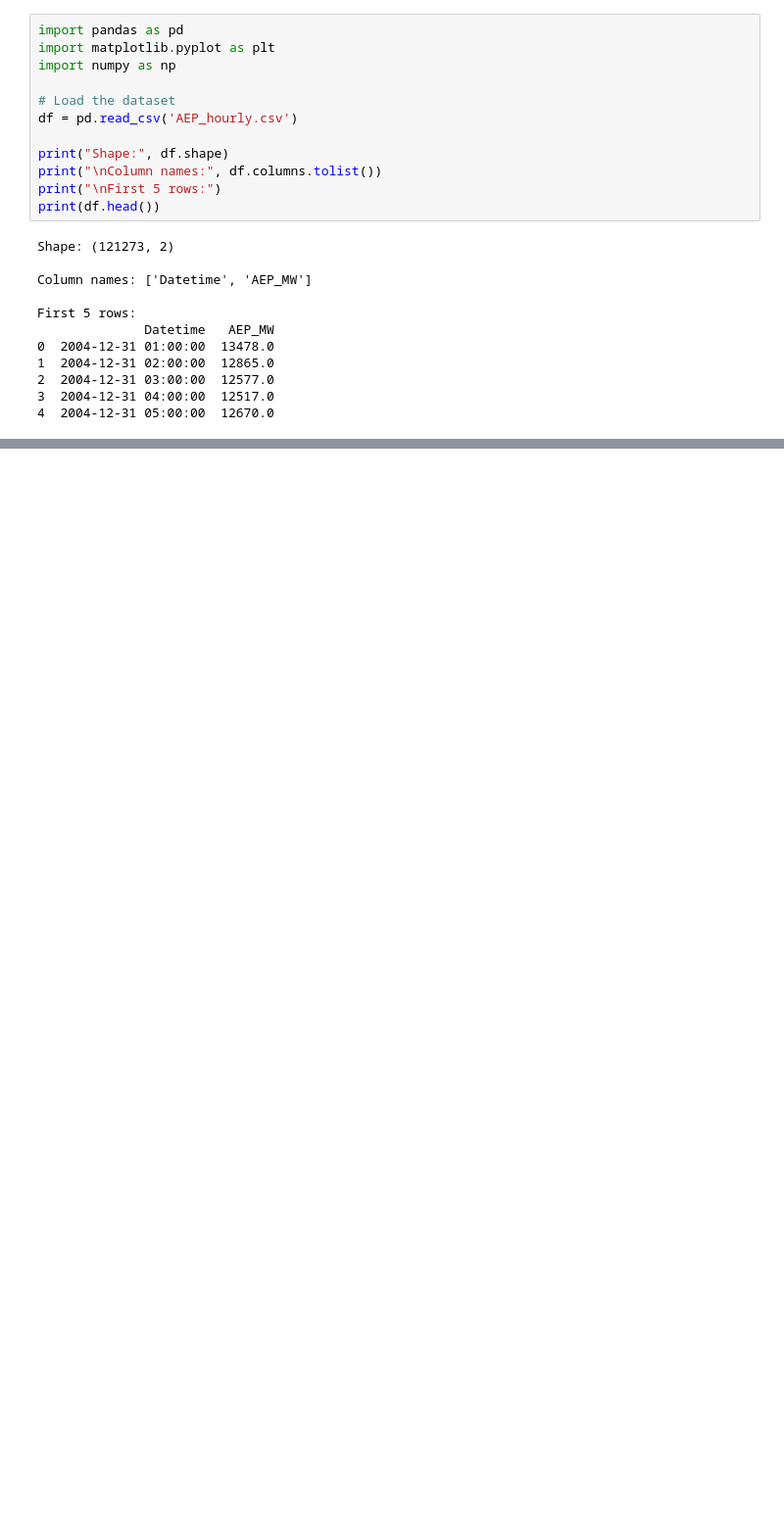
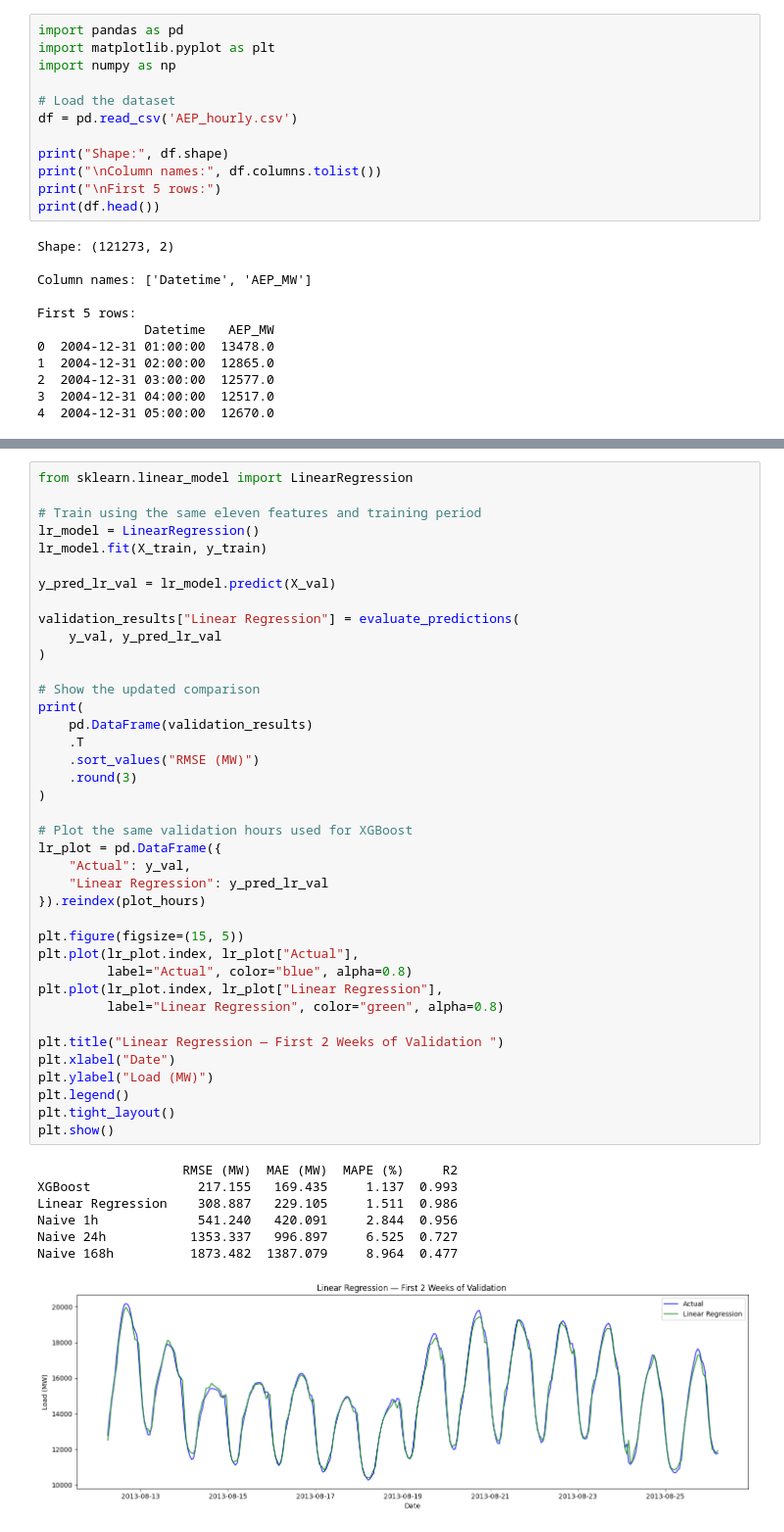
Before and after one commit to ujjwaltiwari1204-glitch/load-forecasting-power-systems, a Jupyter notebook: Desktop/load-forecasting-power-systems/load_forecasting.ipynb, the cells around one changed output, grey strips where cells are left out. Shown at 98% size. Drawn from its saved outputs; the diff is of its cells as text; blank space fills up the shorter version.

```diff
--- a/Desktop/load-forecasting-power-systems/load_forecasting.ipynb
+++ b/Desktop/load-forecasting-power-systems/load_forecasting.ipynb
@@ -517,0 +403,47 @@ plt.show()
+# %%
+from sklearn.linear_model import LinearRegression
+
+# Train using the same eleven features and training period
+lr_model = LinearRegression()
+lr_model.fit(X_train, y_train)
+
+y_pred_lr_val = lr_model.predict(X_val)
+
+validation_results["Linear Regression"] = evaluate_predictions(
+    y_val, y_pred_lr_val
+)
+
+# Show the updated comparison
+print(
+    pd.DataFrame(validation_results)
+    .T
+    .sort_values("RMSE (MW)")
+    .round(3)
+)
+
+# Plot the same validation hours used for XGBoost
+lr_plot = pd.DataFrame({
+    "Actual": y_val,
+    "Linear Regression": y_pred_lr_val
+}).reindex(plot_hours)
+
+plt.figure(figsize=(15, 5))
+plt.plot(lr_plot.index, lr_plot["Actual"],
+         label="Actual", color="blue", alpha=0.8)
+plt.plot(lr_plot.index, lr_plot["Linear Regression"],
+         label="Linear Regression", color="green", alpha=0.8)
+
+plt.title("Linear Regression — First 2 Weeks of Validation ")
+plt.xlabel("Date")
+plt.ylabel("Load (MW)")
+plt.legend()
+plt.tight_layout()
+plt.show()
+# %% [output]
+                   RMSE (MW)  MAE (MW)  MAPE (%)     R2
+XGBoost              217.155   169.435     1.137  0.993
+Linear Regression    308.887   229.105     1.511  0.986
+Naive 1h             541.240   420.091     2.844  0.956
+Naive 24h           1353.337   996.897     6.525  0.727
+Naive 168h          1873.482  1387.079     8.964  0.477
+[figure, added]
```
Also changed, not shown: parts of 75 cells of this notebook, 4 other files.
